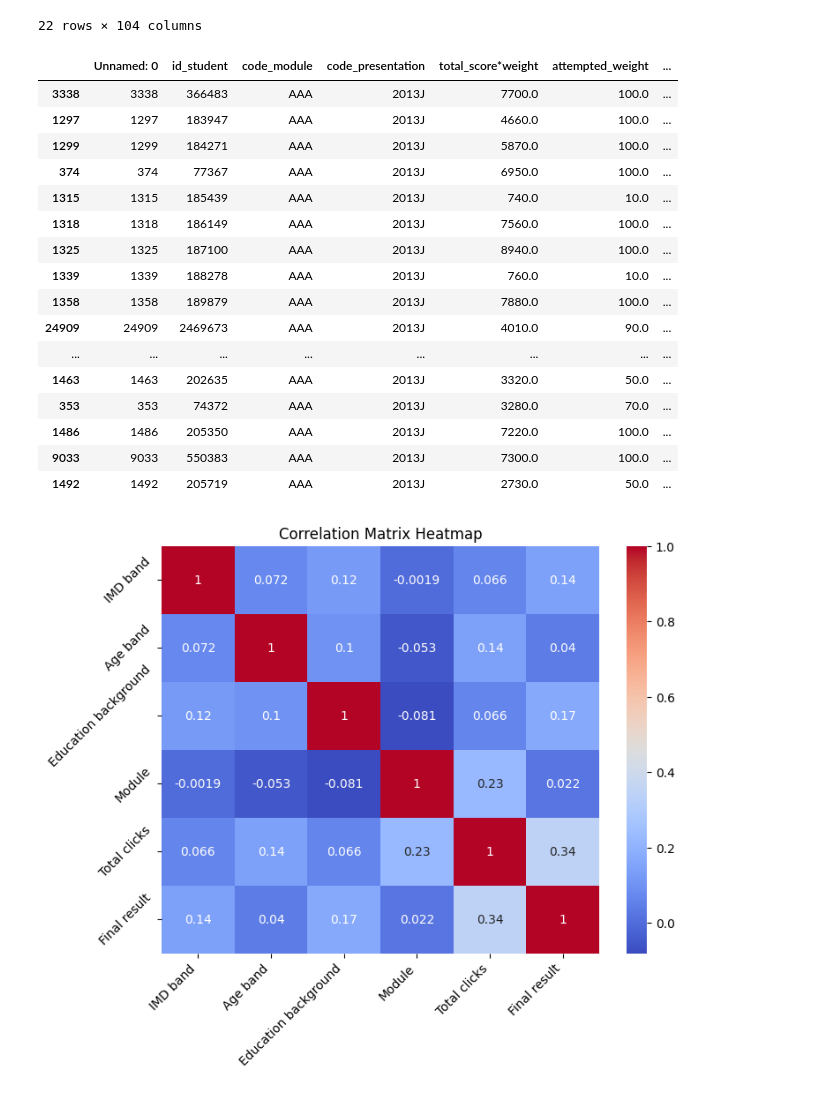
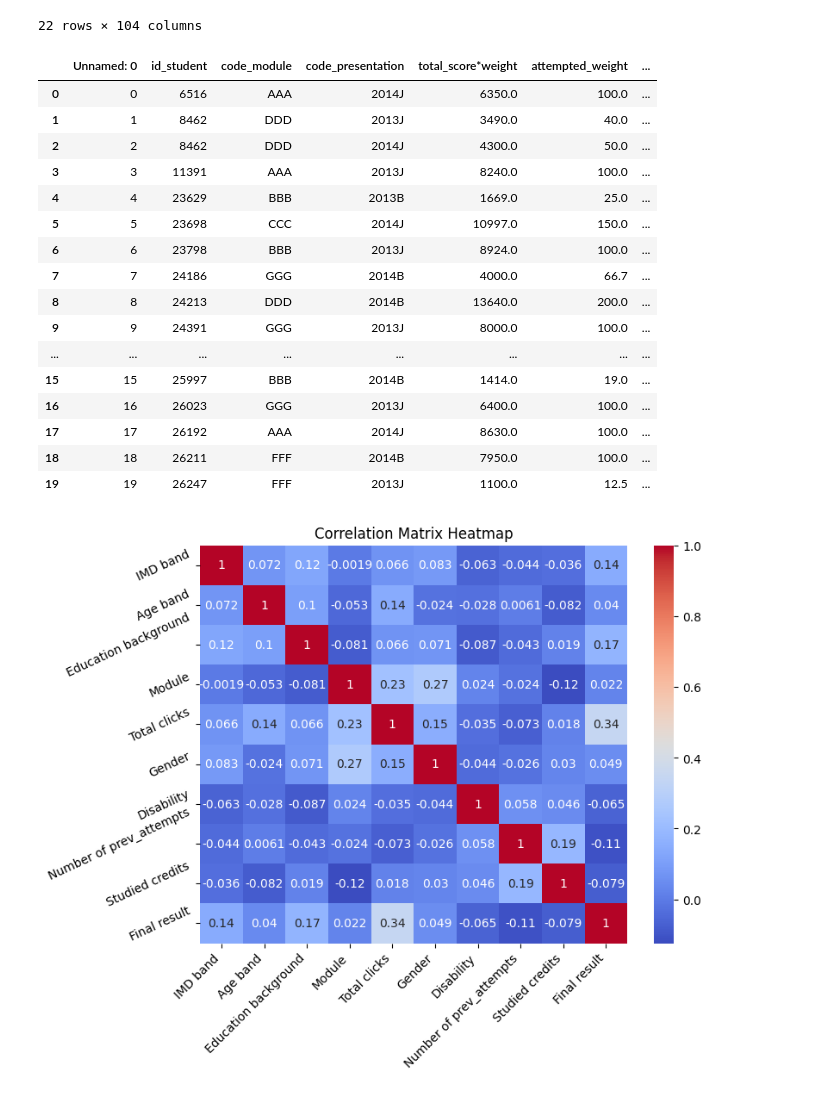
Before and after one commit to Miranda-Bai/PersonalizedLearningContent, a Jupyter notebook: improveVisual.ipynb, the cells around one changed output. Cells and saved outputs as stored; diff of their text form; code cells hidden in the pictures.

```diff
--- a/improveVisual.ipynb
+++ b/improveVisual.ipynb
@@ -199,16 +199,10 @@ data["highest_education"] = data["highest_education"] .map({"No Formal quals":0,
 data["imd_band"] = data["imd_band"].map({"0-10%":0, "10-20%":1, "20-30%":2, "30-40%":3, "40-50%":4, "50-60%":5, "60-70%":6, "70-80%":7, "80-90%":8, "90-100%":9})
 
 # change gender
-# data["gender"] = data["gender"].map({"M":1, "F":0})
+data["gender"] = data["gender"].map({"M":1, "F":0})
 
 #change disability
-# data["disability"] = data["disability"].map({"N":0, "Y":1})
-
-# change code_module
-# data["code_module"] = data["code_module"].map({"AAA":1, "BBB":2, "CCC":3, "DDD":4, "EEE":5, "FFF":6, "GGG":7})
-
-# change code_presentation
-# data["code_presentation"] = data["code_presentation"].map({"2013B":1, "2013J":2, "2014B":3, "2014J":4})
+data["disability"] = data["disability"].map({"N":0, "Y":1})
 
 data["final_result"] = data["final_result"].map({"Withdrawn":0,  "Fail":0,  "Pass":1, "Distinction":1})
 data.shape
@@ -270,44 +264,44 @@ data["module_presentation"] = data["module_presentation"].map(change)
 data.head(20)
 # %% [output]
 |  | Unnamed: 0 | id_student | code_module | code_presentation | total_score*weight | attempted_weight | ... |
-| 3338 | 3338 | 366483 | AAA | 2013J | 7700.0 | 100.0 | ... |
-| 1297 | 1297 | 183947 | AAA | 2013J | 4660.0 | 100.0 | ... |
-| 1299 | 1299 | 184271 | AAA | 2013J | 5870.0 | 100.0 | ... |
-| 374 | 374 | 77367 | AAA | 2013J | 6950.0 | 100.0 | ... |
-| 1315 | 1315 | 185439 | AAA | 2013J | 740.0 | 10.0 | ... |
-| 1318 | 1318 | 186149 | AAA | 2013J | 7560.0 | 100.0 | ... |
-| 1325 | 1325 | 187100 | AAA | 2013J | 8940.0 | 100.0 | ... |
-| 1339 | 1339 | 188278 | AAA | 2013J | 760.0 | 10.0 | ... |
-| 1358 | 1358 | 189879 | AAA | 2013J | 7880.0 | 100.0 | ... |
-| 24909 | 24909 | 2469673 | AAA | 2013J | 4010.0 | 90.0 | ... |
+| 0 | 0 | 6516 | AAA | 2014J | 6350.0 | 100.0 | ... |
+| 1 | 1 | 8462 | DDD | 2013J | 3490.0 | 40.0 | ... |
+| 2 | 2 | 8462 | DDD | 2014J | 4300.0 | 50.0 | ... |
+| 3 | 3 | 11391 | AAA | 2013J | 8240.0 | 100.0 | ... |
+| 4 | 4 | 23629 | BBB | 2013B | 1669.0 | 25.0 | ... |
+| 5 | 5 | 23698 | CCC | 2014J | 10997.0 | 150.0 | ... |
+| 6 | 6 | 23798 | BBB | 2013J | 8924.0 | 100.0 | ... |
+| 7 | 7 | 24186 | GGG | 2014B | 4000.0 | 66.7 | ... |
+| 8 | 8 | 24213 | DDD | 2014B | 13640.0 | 200.0 | ... |
+| 9 | 9 | 24391 | GGG | 2013J | 8000.0 | 100.0 | ... |
 | ... | ... | ... | ... | ... | ... | ... | ... |
-| 1463 | 1463 | 202635 | AAA | 2013J | 3320.0 | 50.0 | ... |
-| 353 | 353 | 74372 | AAA | 2013J | 3280.0 | 70.0 | ... |
-| 1486 | 1486 | 205350 | AAA | 2013J | 7220.0 | 100.0 | ... |
-| 9033 | 9033 | 550383 | AAA | 2013J | 7300.0 | 100.0 | ... |
-| 1492 | 1492 | 205719 | AAA | 2013J | 2730.0 | 50.0 | ... |
+| 15 | 15 | 25997 | BBB | 2014B | 1414.0 | 19.0 | ... |
+| 16 | 16 | 26023 | GGG | 2013J | 6400.0 | 100.0 | ... |
+| 17 | 17 | 26192 | AAA | 2014J | 8630.0 | 100.0 | ... |
+| 18 | 18 | 26211 | FFF | 2014B | 7950.0 | 100.0 | ... |
+| 19 | 19 | 26247 | FFF | 2013J | 1100.0 | 12.5 | ... |
 # %%
-columns = ['imd_band', 'age_band', 'highest_education','module_presentation', 'total_click', 'total_score*weight']
+columns = ['imd_band', 'age_band', 'highest_education','module_presentation', 'total_click', 'gender','disability','num_of_prev_attempts','studied_credits', 'total_score*weight']
 corr_matrix = data[columns].corr()
 
 # Create a heatmap with improved visualization
 fig, ax = plt.subplots(figsize=(8, 6))
 sns.heatmap(corr_matrix, annot=True, cmap='coolwarm', ax=ax)
 
 # Set column names for better readability
-ax.set_xticklabels(['IMD band', 'Age band', 'Education background', 'Module', 'Total clicks','Final result'])
-ax.set_yticklabels(['IMD band', 'Age band', 'Education background', 'Module', 'Total clicks', 'Final result'])
+ax.set_xticklabels(['IMD band', 'Age band', 'Education background', 'Module', 'Total clicks', 'Gender','Disability','Number of prev_attempts','Studied credits','Final result'])
+ax.set_yticklabels(['IMD band', 'Age band', 'Education background', 'Module', 'Total clicks', 'Gender','Disability','Number of prev_attempts','Studied credits','Final result'])
 
 # Set plot title
 plt.title("Correlation Matrix Heatmap")
 
 # Rotate x-axis tick labels
 plt.xticks(rotation=45, ha='right')
-plt.yticks(rotation=45, ha='right')
+plt.yticks(rotation=25, ha='right')
 
 # Display the plot
 plt.show()
 # %% [output]
-[figure, old version]
+[figure, new version]
 # %%
 data.dropna()
```
Also changed, not shown: 4 other files.
